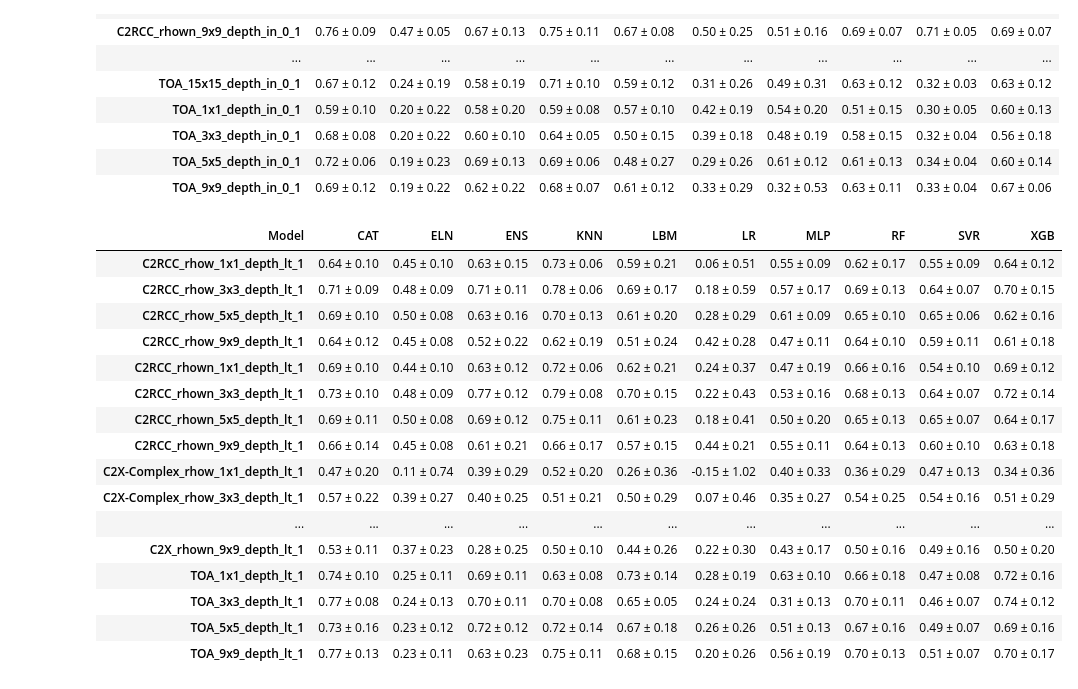
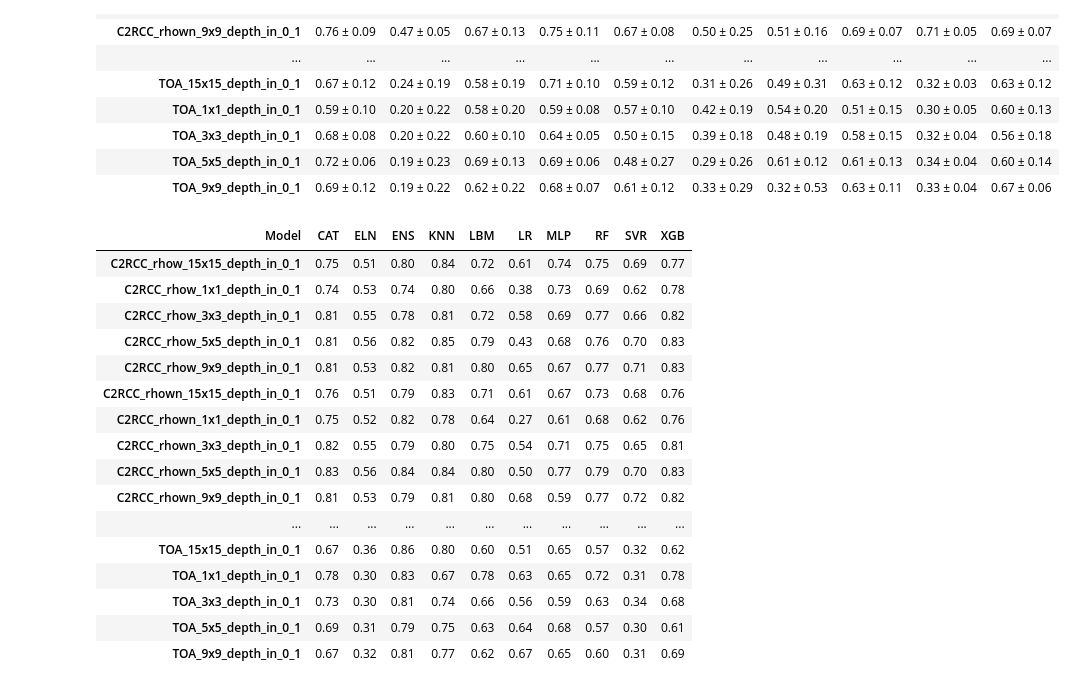
Before and after one commit to Antonio-MI/mar-menor-chl, a Jupyter notebook: Entrenamiento_V3.ipynb, the cells around one changed output. Cells and saved outputs as stored; diff of their text form; code cells hidden in the pictures.

Commit message:
resultados iniciales + reproducir related

```diff
--- a/Entrenamiento_V3.ipynb
+++ b/Entrenamiento_V3.ipynb
@@ -561,25 +564,25 @@ df_results["R2"]
 | TOA_5x5_depth_in_0_1 | 0.72 ± 0.06 | 0.19 ± 0.23 | 0.69 ± 0.13 | 0.69 ± 0.06 | 0.48 ± 0.27 | 0.29 ± 0.26 | 0.61 ± 0.12 | 0.61 ± 0.13 | 0.34 ± 0.04 | 0.60 ± 0.14 |
 | TOA_9x9_depth_in_0_1 | 0.69 ± 0.12 | 0.19 ± 0.22 | 0.62 ± 0.22 | 0.68 ± 0.07 | 0.61 ± 0.12 | 0.33 ± 0.29 | 0.32 ± 0.53 | 0.63 ± 0.11 | 0.33 ± 0.04 | 0.67 ± 0.06 |
 # %%
-df_results["R2"]
+df_results["R2 test"]
 # %% [output]
 | Model | CAT | ELN | ENS | KNN | LBM | LR | MLP | RF | SVR | XGB |
-| C2RCC_rhow_1x1_depth_lt_1 | 0.64 ± 0.10 | 0.45 ± 0.10 | 0.63 ± 0.15 | 0.73 ± 0.06 | 0.59 ± 0.21 | 0.06 ± 0.51 | 0.55 ± 0.09 | 0.62 ± 0.17 | 0.55 ± 0.09 | 0.64 ± 0.12 |
-| C2RCC_rhow_3x3_depth_lt_1 | 0.71 ± 0.09 | 0.48 ± 0.09 | 0.71 ± 0.11 | 0.78 ± 0.06 | 0.69 ± 0.17 | 0.18 ± 0.59 | 0.57 ± 0.17 | 0.69 ± 0.13 | 0.64 ± 0.07 | 0.70 ± 0.15 |
-| C2RCC_rhow_5x5_depth_lt_1 | 0.69 ± 0.10 | 0.50 ± 0.08 | 0.63 ± 0.16 | 0.70 ± 0.13 | 0.61 ± 0.20 | 0.28 ± 0.29 | 0.61 ± 0.09 | 0.65 ± 0.10 | 0.65 ± 0.06 | 0.62 ± 0.16 |
-| C2RCC_rhow_9x9_depth_lt_1 | 0.64 ± 0.12 | 0.45 ± 0.08 | 0.52 ± 0.22 | 0.62 ± 0.19 | 0.51 ± 0.24 | 0.42 ± 0.28 | 0.47 ± 0.11 | 0.64 ± 0.10 | 0.59 ± 0.11 | 0.61 ± 0.18 |
-| C2RCC_rhown_1x1_depth_lt_1 | 0.69 ± 0.10 | 0.44 ± 0.10 | 0.63 ± 0.12 | 0.72 ± 0.06 | 0.62 ± 0.21 | 0.24 ± 0.37 | 0.47 ± 0.19 | 0.66 ± 0.16 | 0.54 ± 0.10 | 0.69 ± 0.12 |
-| C2RCC_rhown_3x3_depth_lt_1 | 0.73 ± 0.10 | 0.48 ± 0.09 | 0.77 ± 0.12 | 0.79 ± 0.08 | 0.70 ± 0.15 | 0.22 ± 0.43 | 0.53 ± 0.16 | 0.68 ± 0.13 | 0.64 ± 0.07 | 0.72 ± 0.14 |
-| C2RCC_rhown_5x5_depth_lt_1 | 0.69 ± 0.11 | 0.50 ± 0.08 | 0.69 ± 0.12 | 0.75 ± 0.11 | 0.61 ± 0.23 | 0.18 ± 0.41 | 0.50 ± 0.20 | 0.65 ± 0.13 | 0.65 ± 0.07 | 0.64 ± 0.17 |
-| C2RCC_rhown_9x9_depth_lt_1 | 0.66 ± 0.14 | 0.45 ± 0.08 | 0.61 ± 0.21 | 0.66 ± 0.17 | 0.57 ± 0.15 | 0.44 ± 0.21 | 0.55 ± 0.11 | 0.64 ± 0.13 | 0.60 ± 0.10 | 0.63 ± 0.18 |
-| C2X-Complex_rhow_1x1_depth_lt_1 | 0.47 ± 0.20 | 0.11 ± 0.74 | 0.39 ± 0.29 | 0.52 ± 0.20 | 0.26 ± 0.36 | -0.15 ± 1.02 | 0.40 ± 0.33 | 0.36 ± 0.29 | 0.47 ± 0.13 | 0.34 ± 0.36 |
-| C2X-Complex_rhow_3x3_depth_lt_1 | 0.57 ± 0.22 | 0.39 ± 0.27 | 0.40 ± 0.25 | 0.51 ± 0.21 | 0.50 ± 0.29 | 0.07 ± 0.46 | 0.35 ± 0.27 | 0.54 ± 0.25 | 0.54 ± 0.16 | 0.51 ± 0.29 |
+| C2RCC_rhow_15x15_depth_in_0_1 | 0.75 | 0.51 | 0.80 | 0.84 | 0.72 | 0.61 | 0.74 | 0.75 | 0.69 | 0.77 |
+| C2RCC_rhow_1x1_depth_in_0_1 | 0.74 | 0.53 | 0.74 | 0.80 | 0.66 | 0.38 | 0.73 | 0.69 | 0.62 | 0.78 |
+| C2RCC_rhow_3x3_depth_in_0_1 | 0.81 | 0.55 | 0.78 | 0.81 | 0.72 | 0.58 | 0.69 | 0.77 | 0.66 | 0.82 |
+| C2RCC_rhow_5x5_depth_in_0_1 | 0.81 | 0.56 | 0.82 | 0.85 | 0.79 | 0.43 | 0.68 | 0.76 | 0.70 | 0.83 |
+| C2RCC_rhow_9x9_depth_in_0_1 | 0.81 | 0.53 | 0.82 | 0.81 | 0.80 | 0.65 | 0.67 | 0.77 | 0.71 | 0.83 |
+| C2RCC_rhown_15x15_depth_in_0_1 | 0.76 | 0.51 | 0.79 | 0.83 | 0.71 | 0.61 | 0.67 | 0.73 | 0.68 | 0.76 |
+| C2RCC_rhown_1x1_depth_in_0_1 | 0.75 | 0.52 | 0.82 | 0.78 | 0.64 | 0.27 | 0.61 | 0.68 | 0.62 | 0.76 |
+| C2RCC_rhown_3x3_depth_in_0_1 | 0.82 | 0.55 | 0.79 | 0.80 | 0.75 | 0.54 | 0.71 | 0.75 | 0.65 | 0.81 |
+| C2RCC_rhown_5x5_depth_in_0_1 | 0.83 | 0.56 | 0.84 | 0.84 | 0.80 | 0.50 | 0.77 | 0.79 | 0.70 | 0.83 |
+| C2RCC_rhown_9x9_depth_in_0_1 | 0.81 | 0.53 | 0.79 | 0.81 | 0.80 | 0.68 | 0.59 | 0.77 | 0.72 | 0.82 |
 | ... | ... | ... | ... | ... | ... | ... | ... | ... | ... | ... |
-| C2X_rhown_9x9_depth_lt_1 | 0.53 ± 0.11 | 0.37 ± 0.23 | 0.28 ± 0.25 | 0.50 ± 0.10 | 0.44 ± 0.26 | 0.22 ± 0.30 | 0.43 ± 0.17 | 0.50 ± 0.16 | 0.49 ± 0.16 | 0.50 ± 0.20 |
-| TOA_1x1_depth_lt_1 | 0.74 ± 0.10 | 0.25 ± 0.11 | 0.69 ± 0.11 | 0.63 ± 0.08 | 0.73 ± 0.14 | 0.28 ± 0.19 | 0.63 ± 0.10 | 0.66 ± 0.18 | 0.47 ± 0.08 | 0.72 ± 0.16 |
-| TOA_3x3_depth_lt_1 | 0.77 ± 0.08 | 0.24 ± 0.13 | 0.70 ± 0.11 | 0.70 ± 0.08 | 0.65 ± 0.05 | 0.24 ± 0.24 | 0.31 ± 0.13 | 0.70 ± 0.11 | 0.46 ± 0.07 | 0.74 ± 0.12 |
-| TOA_5x5_depth_lt_1 | 0.73 ± 0.16 | 0.23 ± 0.12 | 0.72 ± 0.12 | 0.72 ± 0.14 | 0.67 ± 0.18 | 0.26 ± 0.26 | 0.51 ± 0.13 | 0.67 ± 0.16 | 0.49 ± 0.07 | 0.69 ± 0.16 |
-| TOA_9x9_depth_lt_1 | 0.77 ± 0.13 | 0.23 ± 0.11 | 0.63 ± 0.23 | 0.75 ± 0.11 | 0.68 ± 0.15 | 0.20 ± 0.26 | 0.56 ± 0.19 | 0.70 ± 0.13 | 0.51 ± 0.07 | 0.70 ± 0.17 |
+| TOA_15x15_depth_in_0_1 | 0.67 | 0.36 | 0.86 | 0.80 | 0.60 | 0.51 | 0.65 | 0.57 | 0.32 | 0.62 |
+| TOA_1x1_depth_in_0_1 | 0.78 | 0.30 | 0.83 | 0.67 | 0.78 | 0.63 | 0.65 | 0.72 | 0.31 | 0.78 |
+| TOA_3x3_depth_in_0_1 | 0.73 | 0.30 | 0.81 | 0.74 | 0.66 | 0.56 | 0.59 | 0.63 | 0.34 | 0.68 |
+| TOA_5x5_depth_in_0_1 | 0.69 | 0.31 | 0.79 | 0.75 | 0.63 | 0.64 | 0.68 | 0.57 | 0.30 | 0.61 |
+| TOA_9x9_depth_in_0_1 | 0.67 | 0.32 | 0.81 | 0.77 | 0.62 | 0.67 | 0.65 | 0.60 | 0.31 | 0.69 |
 # %%
 df_sorted = df_results["R2 test"].copy()
 # Añadir una columna auxiliar con el R2 máximo por fila
```
Also changed, not shown: parts of 11 cells of this notebook.
